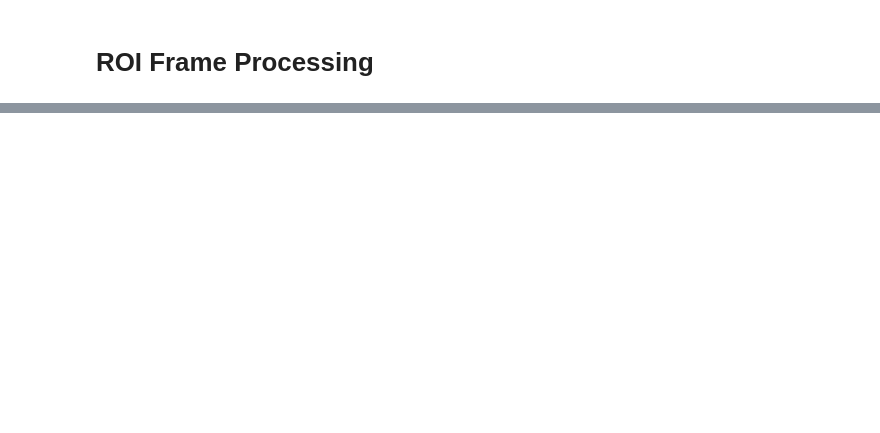
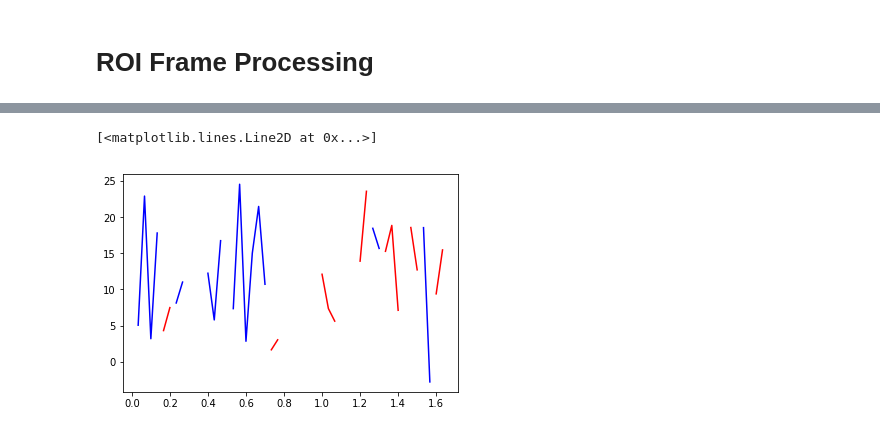
Before and after one commit to mareuter/notebooks, a Jupyter notebook: LSST/Systems_Engineering/Gaussian_Spot_for_CCD.ipynb, the cells around one changed output, grey strips where cells are left out. Cells and saved outputs as stored; diff of their text form; code cells hidden in the pictures; blank space fills up the shorter version.

```diff
--- a/LSST/Systems_Engineering/Gaussian_Spot_for_CCD.ipynb
+++ b/LSST/Systems_Engineering/Gaussian_Spot_for_CCD.ipynb
@@ -191,0 +245,21 @@ boxsize = 50
+# %%
+#print(cent_x_array - x_mean)
+x_fft = rfft(cent_x_array - x_mean)
+y_fft = rfft(cent_y_array - y_mean)
+# %%
+L = len(cent_x_array)
+# %%
+freqs = fftfreq(L, 30 / L)
+#print(freqs)
+pf = freqs[1:L//2]
+# %%
+fx = 20.0 * np.log10(x_fft[1:L//2])
+fy = 20.0 * np.log10(y_fft[1:L//2])
+#fx = x_fft[1:L//2]
+#fy = y_fft[1:L//2]
+# %%
+plt.plot(pf, fx, '-b')
+plt.plot(pf, fy, '-r')
+# %% [output]
+[<matplotlib.lines.Line2D at 0x...>]
+[figure, added]
```
Also changed, not shown: parts of 67 cells of this notebook.
